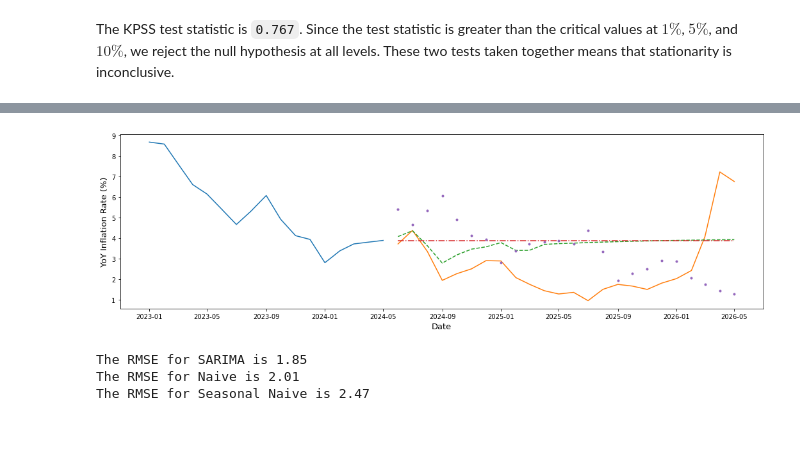
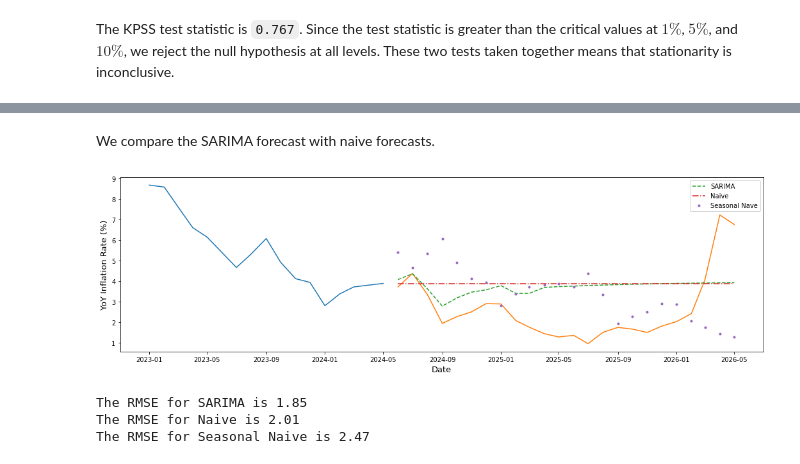
Before and after one commit to xxtofff/ML-Projects, a Jupyter notebook: notebooks/inflation_forecasting.ipynb, the cells around one changed output, grey strips where cells are left out. Drawn from its saved outputs; the diff is of its cells as text; code cells hidden in the pictures; blank space fills up the shorter version.

```diff
--- a/notebooks/inflation_forecasting.ipynb
+++ b/notebooks/inflation_forecasting.ipynb
@@ -39,3 +45,24 @@ bsp_cpi.dropna().head()
 | 1958-03-01 | 0.884623 | 5.46875 |
 | 1958-04-01 | 0.884623 | 5.46875 |
 | 1958-05-01 | 0.891176 | 6.25000 |
+# %%
+# USD/PHP
+usd_php['Year'] = usd_php['Period'].ffill()
+usd_php['Date'] = pd.to_datetime(usd_php['Year'].astype(int).astype(str) + ' ' + usd_php['Unnamed: 1'] + ' 1')
+usd_php = usd_php[['Date', 'Average']].rename(columns={'Average': 'USD_PHP'})
+
+# Unemployment
+unemployment['Date'] = pd.to_datetime(unemployment['Year'].astype(str) + ' ' + unemployment['Monthly/Quarterly'] + ' 1')
+unemployment['Unemployment Rate'] = pd.to_numeric(unemployment['Unemployment Rate'], errors='coerce')
+unemployment = unemployment[['Date', 'Unemployment Rate']].rename(columns={'Unemployment Rate': 'UnemploymentRate'}).sort_values('Date')
+unemployment['UnemploymentRate'] = unemployment['UnemploymentRate'].interpolate(method='pad', limit_area='inside')
+
+# Crude oil
+crude['Date'] = pd.to_datetime(crude['observation_date'])
+crude = crude[['Date', 'POILDUBUSDM']].rename(columns={'POILDUBUSDM': 'DubaiCrude'})
+
+# Merge all
+inf_data = full_inf.merge(usd_php, on='Date', how='inner').merge(unemployment, on='Date', how='inner').merge(crude, on='Date', how='inner').sort_values('Date').reset_index(drop=True)
+inf_data.set_index("Date", inplace = True)
+
+inf_data.head()
@@ -42,6 +77,8 @@ bsp_cpi.dropna().head()
 # %% [markdown]
 Check if there are no missing months
 # %%
+full_inf = full_inf['InflationRate']
+inf = inf_data['InflationRate']
 freq = pd.infer_freq(inf.index.sort_values())
 print(freq)
 # %% [output]
@@ -117,8 +137,9 @@ look-up table. The actual p-value is smaller than the p-value returned.
 The KPSS test statistic is `0.767`. Since the test statistic is greater than the critical values at $1\%$, $5\%$, and $10\%$, we reject the null hypothesis at all levels. These two tests taken together means that stationarity is inconclusive.
 # %%
 months_inc = 24
-inf_train = inf[:-int(months_inc)]
-inf_test = inf[-int(months_inc):]
+
+inf_train = full_inf[:-months_inc]
+inf_test = full_inf[-months_inc:]
 # %%
 sarima_model = auto_arima(inf_train, seasonal=True, m=12)
 print(sarima_model.summary())
@@ -140,25 +161,28 @@ Covariance Type:                                opg
 
 Warnings:
 [1] Covariance matrix calculated using the outer product of gradients (complex-step).
+# %% [markdown]
+We compare the SARIMA forecast with naive forecasts.
 # %%
-sarima_forecast = sarima_model.predict(n_periods = len(inf_test))
+sarima_forecast = pd.Series(sarima_model.predict(n_periods=len(inf_test)), index=inf_test.index)
 naive_forecast = pd.Series(np.repeat(inf_train.iloc[-1], len(inf_test)), index=inf_test.index)
 seasonal_naive_forecast = inf.shift(12).loc[inf_test.index]
 # %%
 start_date = '2023-01-01'
 
 plt.figure(figsize=(18, 5))
 plt.plot(inf_train.loc[start_date:])
 plt.plot(inf_test.loc[start_date:])
-plt.plot(sarima_forecast.loc[start_date:], '--')
-plt.plot(naive_forecast.loc[start_date:], '-.')
-plt.plot(seasonal_naive_forecast.loc[start_date:], '.')
+plt.plot(sarima_forecast.loc[start_date:], '--', label = 'SARIMA')
+plt.plot(naive_forecast.loc[start_date:], '-.', label = 'Naive')
+plt.plot(seasonal_naive_forecast.loc[start_date:], '.', label = 'Seasonal Nave')
 
 plt.xlabel('Date', fontsize = 13)
 plt.ylabel('YoY Inflation Rate (%)', fontsize = 13)
+plt.legend()
 plt.show()
 # %% [output]
-[figure, old version]
+[figure, new version]
 # %%
 comp_forecasts = [sarima_forecast, naive_forecast, seasonal_naive_forecast]
 rmse_list = []
```
Also changed, not shown: parts of 30 cells of this notebook.
